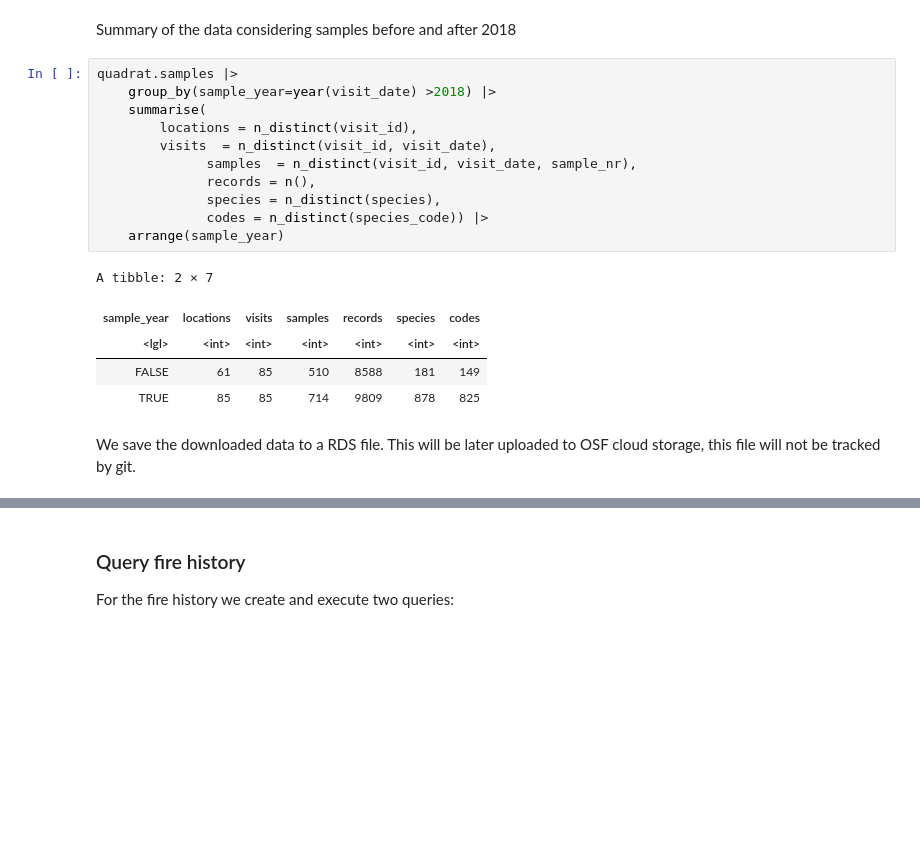
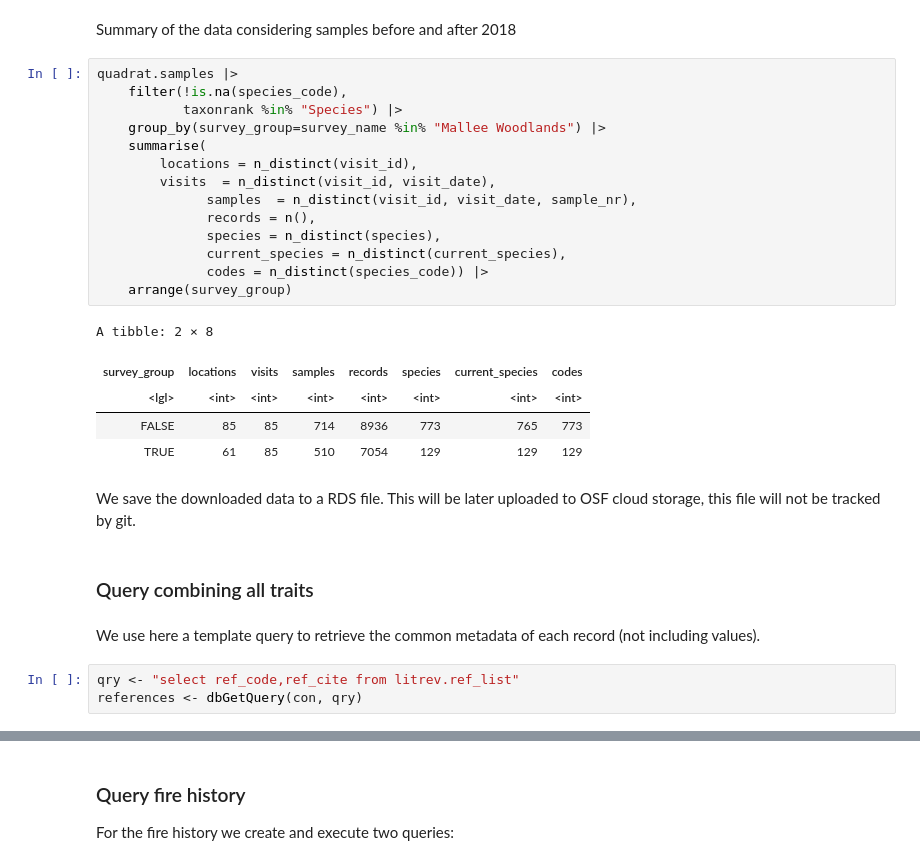
Before and after one commit to ces-unsw-edu-au/fireveg-db-exports, a Jupyter notebook: RDS-output/Read-tables-from-database.ipynb, the cells around one changed output, grey strips where cells are left out. Drawn from its saved outputs; the diff is of its cells as text; blank space fills up the shorter version.

```diff
--- a/RDS-output/Read-tables-from-database.ipynb
+++ b/RDS-output/Read-tables-from-database.ipynb
@@ -136,20 +221,30 @@ A data.frame: 6 × 21
 Summary of the data considering samples before and after 2018
 # %%
 quadrat.samples |>
-    group_by(sample_year=year(visit_date) >2018) |>
+    filter(!is.na(species_code),
+           taxonrank %in% "Species") |>
+    group_by(survey_group=survey_name %in% "Mallee Woodlands") |>
     summarise(
         locations = n_distinct(visit_id),
         visits  = n_distinct(visit_id, visit_date),
               samples  = n_distinct(visit_id, visit_date, sample_nr),
               records = n(),
               species = n_distinct(species),
+              current_species = n_distinct(current_species),
               codes = n_distinct(species_code)) |>
-    arrange(sample_year)
+    arrange(survey_group)
 # %% [output]
-A tibble: 2 × 7
+A tibble: 2 × 8
-| sample_year | locations | visits | samples | records | species | codes |
-| <lgl> | <int> | <int> | <int> | <int> | <int> | <int> |
-| FALSE | 61 | 85 | 510 | 8588 | 181 | 149 |
-| TRUE | 85 | 85 | 714 | 9809 | 878 | 825 |
+| survey_group | locations | visits | samples | records | species | current_species | codes |
+| <lgl> | <int> | <int> | <int> | <int> | <int> | <int> | <int> |
+| FALSE | 85 | 85 | 714 | 8936 | 773 | 765 | 773 |
+| TRUE | 61 | 85 | 510 | 7054 | 129 | 129 | 129 |
 # %% [markdown]
 We save the downloaded data to a RDS file. This will be later uploaded to OSF cloud storage, this file will not be tracked by git.
+# %% [markdown]
+### Query combining all traits
+# %% [markdown]
+We use here a template query to retrieve the common metadata of each record (not including values).
+# %%
+qry <- "select ref_code,ref_cite from litrev.ref_list"
+references <- dbGetQuery(con, qry)
```
Also changed, not shown: parts of 35 cells of this notebook, 2 other files.
